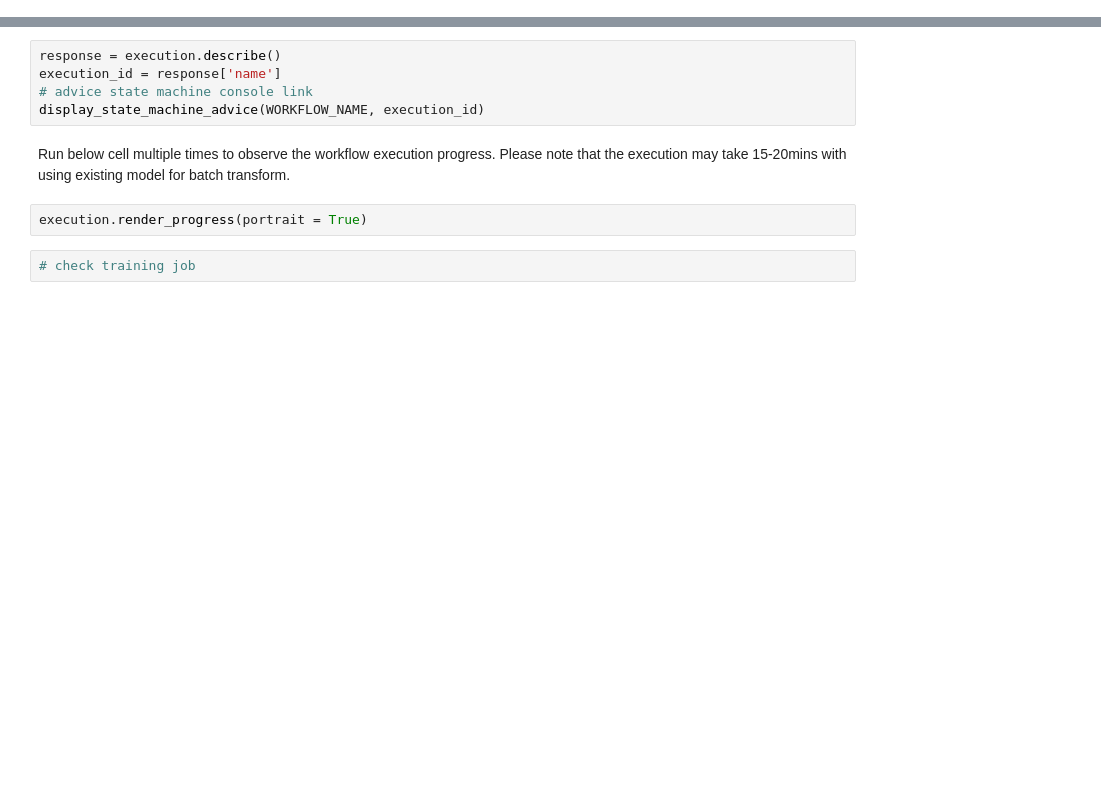
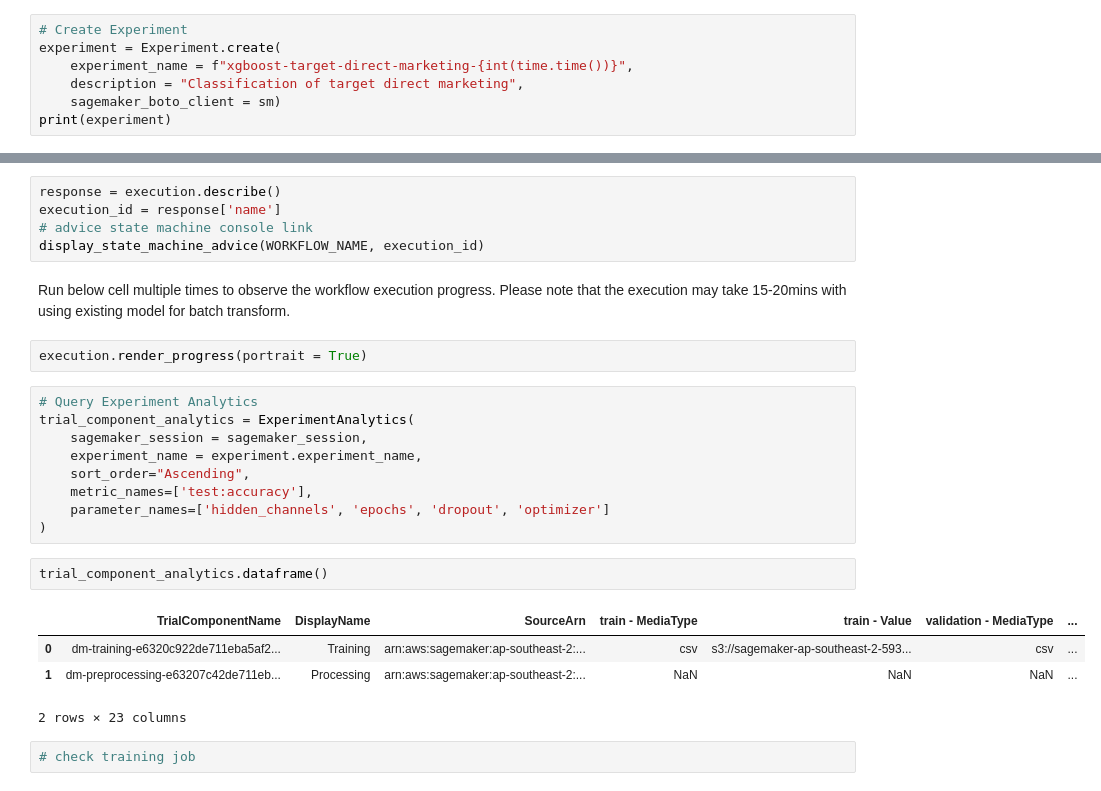
Before and after one commit to tom5610/amazon-sagemaker-mlops-workshop, a Jupyter notebook: notebook/02_manual_ml_pipeline_creation.ipynb, the cells around one changed output, grey strips where cells are left out. Drawn from its saved outputs; the diff is of its cells as text; blank space fills up the shorter version.

Commit message:
Add experiments and HPO notification.

```diff
--- a/notebook/02_manual_ml_pipeline_creation.ipynb
+++ b/notebook/02_manual_ml_pipeline_creation.ipynb
@@ -196,2 +218,9 @@ execution_input = ExecutionInput(
     }
 )
+# %%
+# Create Experiment
+experiment = Experiment.create(
+    experiment_name = f"xgboost-target-direct-marketing-{int(time.time())}",
+    description = "Classification of target direct marketing",
+    sagemaker_boto_client = sm)
+print(experiment)
@@ -629,6 +763,22 @@ display_state_machine_advice(WORKFLOW_NAME, execution_id)
 Run below cell multiple times to observe the workflow execution progress. Please note that the execution may take 15-20mins with using existing model for batch transform.
 # %%
 execution.render_progress(portrait = True)
+# %%
+# Query Experiment Analytics
+trial_component_analytics = ExperimentAnalytics(
+    sagemaker_session = sagemaker_session,
+    experiment_name = experiment.experiment_name,
+    sort_order="Ascending",
+    metric_names=['test:accuracy'],
+    parameter_names=['hidden_channels', 'epochs', 'dropout', 'optimizer']
+)
+# %%
+trial_component_analytics.dataframe()
+# %% [output]
+|  | TrialComponentName | DisplayName | SourceArn | train - MediaType | train - Value | validation - MediaType | ... |
+| 0 | dm-training-e6320c922de711eba5af2... | Training | arn:aws:sagemaker:ap-southeast-2:... | csv | s3://sagemaker-ap-southeast-2-593... | csv | ... |
+| 1 | dm-preprocessing-e63207c42de711eb... | Processing | arn:aws:sagemaker:ap-southeast-2:... | NaN | NaN | NaN | ... |
+2 rows × 23 columns
 # %%
 # check training job
 # %%
```
Also changed, not shown: parts of 47 cells of this notebook, 1 other file.
